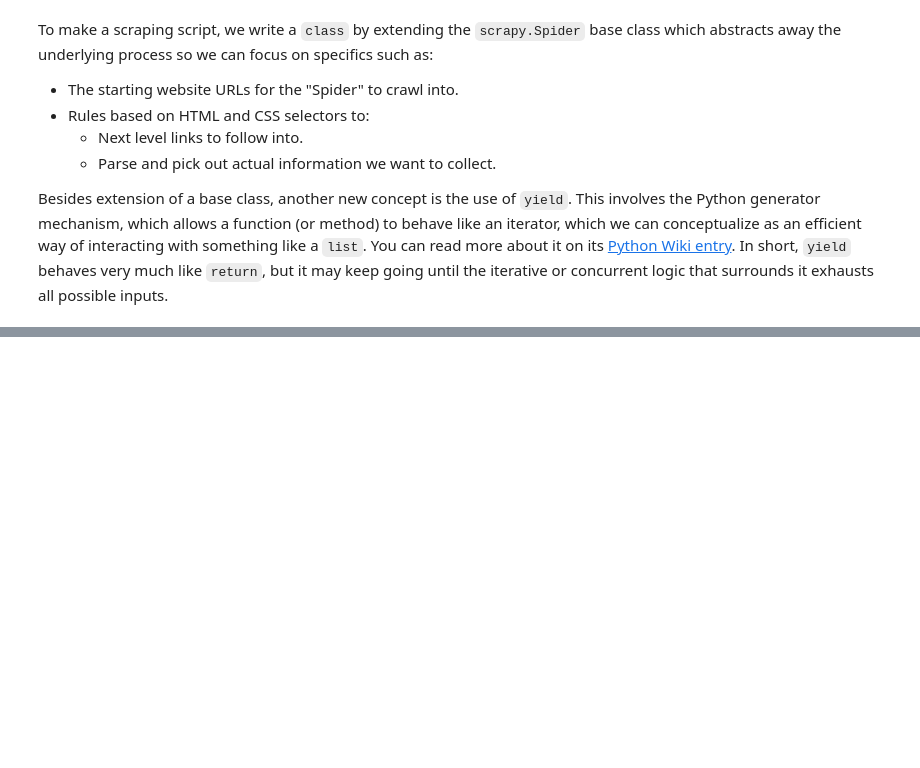
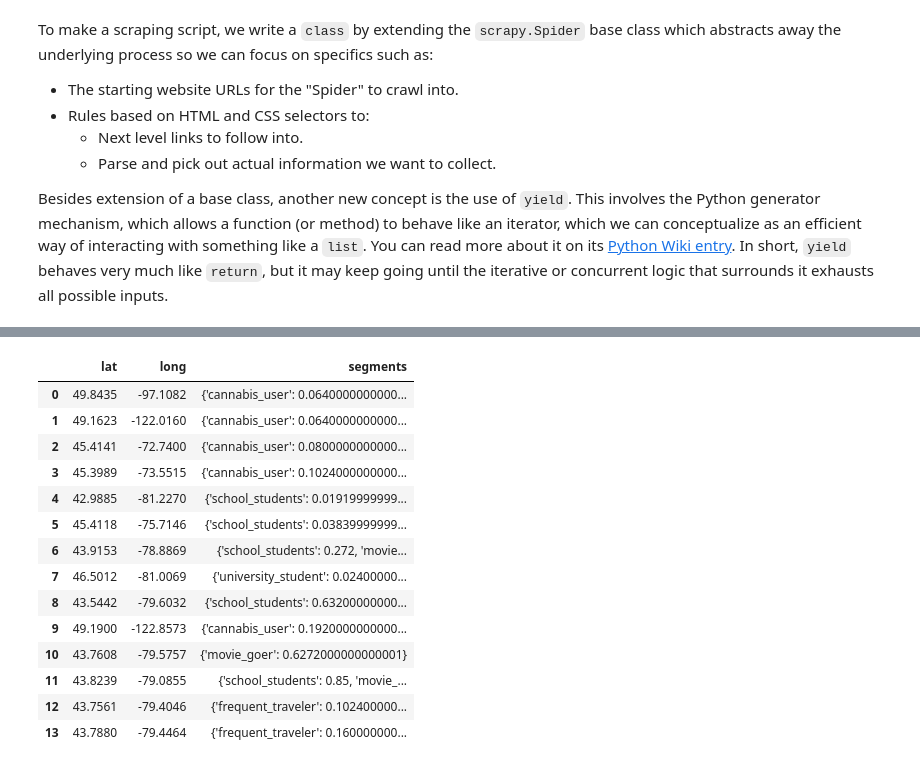
Before and after one commit to EQWorks/python-curriculum, a Jupyter notebook: data-analysis/05-obtain-internet-resources/notebook.ipynb, the cells around one changed output, grey strips where cells are left out. Cells and saved outputs as stored; diff of their text form; code cells hidden in the pictures; blank space fills up the shorter version.

Commit message:
05 - web API using HH segments

```diff
--- a/data-analysis/05-obtain-internet-resources/notebook.ipynb
+++ b/data-analysis/05-obtain-internet-resources/notebook.ipynb
@@ -154,0 +169,45 @@ m
+# %%
+import requests
+
+# obtain a valid EQ API JWT of your own
+JWT = '<EQ API JWT>'
+headers = {'eq-api-jwt': JWT}
+
+coords = [
+    '49.8435,-97.1082',
+    '49.1623,-122.016',
+    '45.4141,-72.74',
+    '45.3989,-73.5515',
+    '42.9885,-81.227',
+    '45.4118,-75.7146',
+    '43.9153,-78.8869',
+    '46.5012,-81.0069',
+    '43.5442,-79.6032',
+    '49.19,-122.8573',
+    '43.7608,-79.5757',
+    '43.8239,-79.0855',
+    '43.7561,-79.4046',
+    '43.788,-79.4464',
+]
+params = {'coords[]': coords}
+
+req = requests.get('https://api.locus.place/prod/segment/hh-segments', headers=headers, params=params)
+data = req.json()
+hh_df = pd.DataFrame(data)
+hh_df
+# %% [output]
+|  | lat | long | segments |
+| 0 | 49.8435 | -97.1082 | {'cannabis_user': 0.0640000000000... |
+| 1 | 49.1623 | -122.0160 | {'cannabis_user': 0.0640000000000... |
+| 2 | 45.4141 | -72.7400 | {'cannabis_user': 0.0800000000000... |
+| 3 | 45.3989 | -73.5515 | {'cannabis_user': 0.1024000000000... |
+| 4 | 42.9885 | -81.2270 | {'school_students': 0.01919999999... |
+| 5 | 45.4118 | -75.7146 | {'school_students': 0.03839999999... |
+| 6 | 43.9153 | -78.8869 | {'school_students': 0.272, 'movie... |
+| 7 | 46.5012 | -81.0069 | {'university_student': 0.02400000... |
+| 8 | 43.5442 | -79.6032 | {'school_students': 0.63200000000... |
+| 9 | 49.1900 | -122.8573 | {'cannabis_user': 0.1920000000000... |
+| 10 | 43.7608 | -79.5757 | {'movie_goer': 0.6272000000000001} |
+| 11 | 43.8239 | -79.0855 | {'school_students': 0.85, 'movie_... |
+| 12 | 43.7561 | -79.4046 | {'frequent_traveler': 0.102400000... |
+| 13 | 43.7880 | -79.4464 | {'frequent_traveler': 0.160000000... |
```
Also changed, not shown: parts of 6 cells of this notebook.
